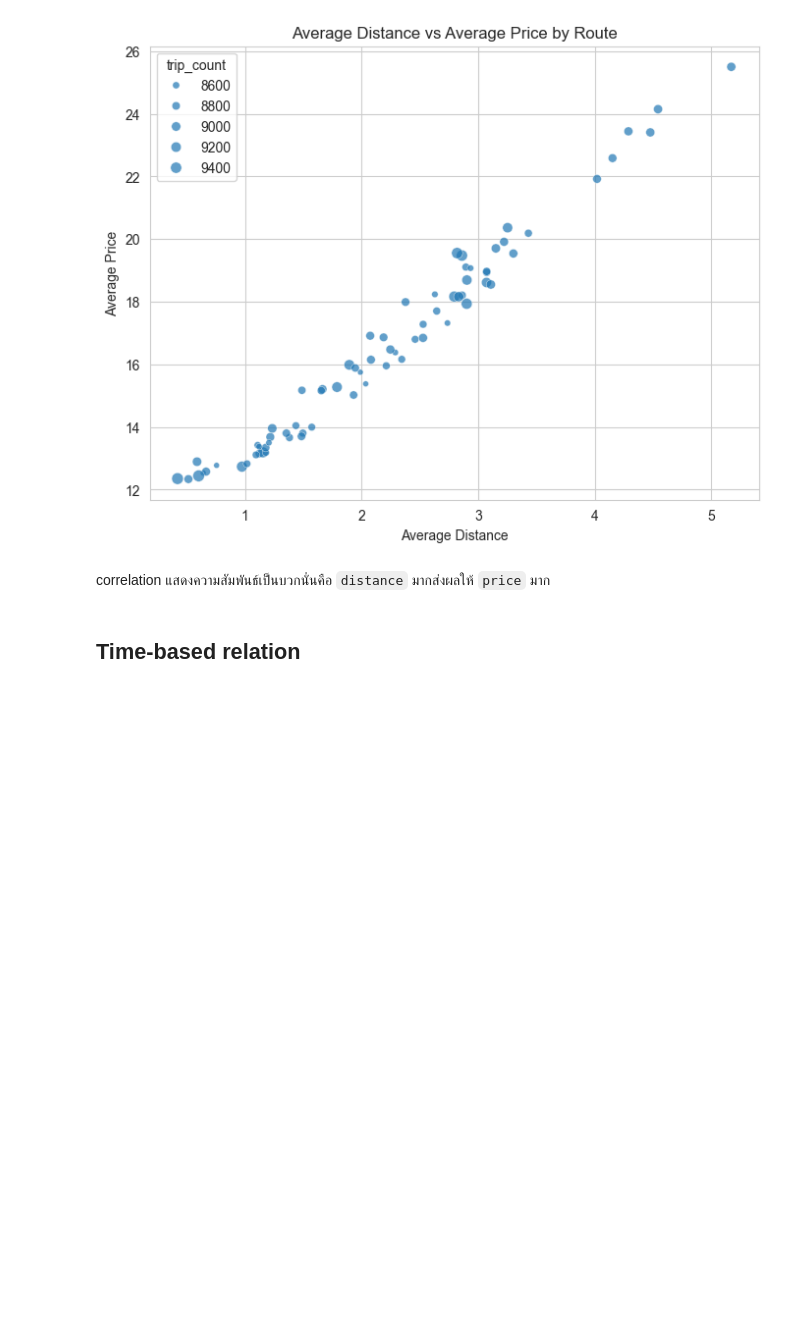
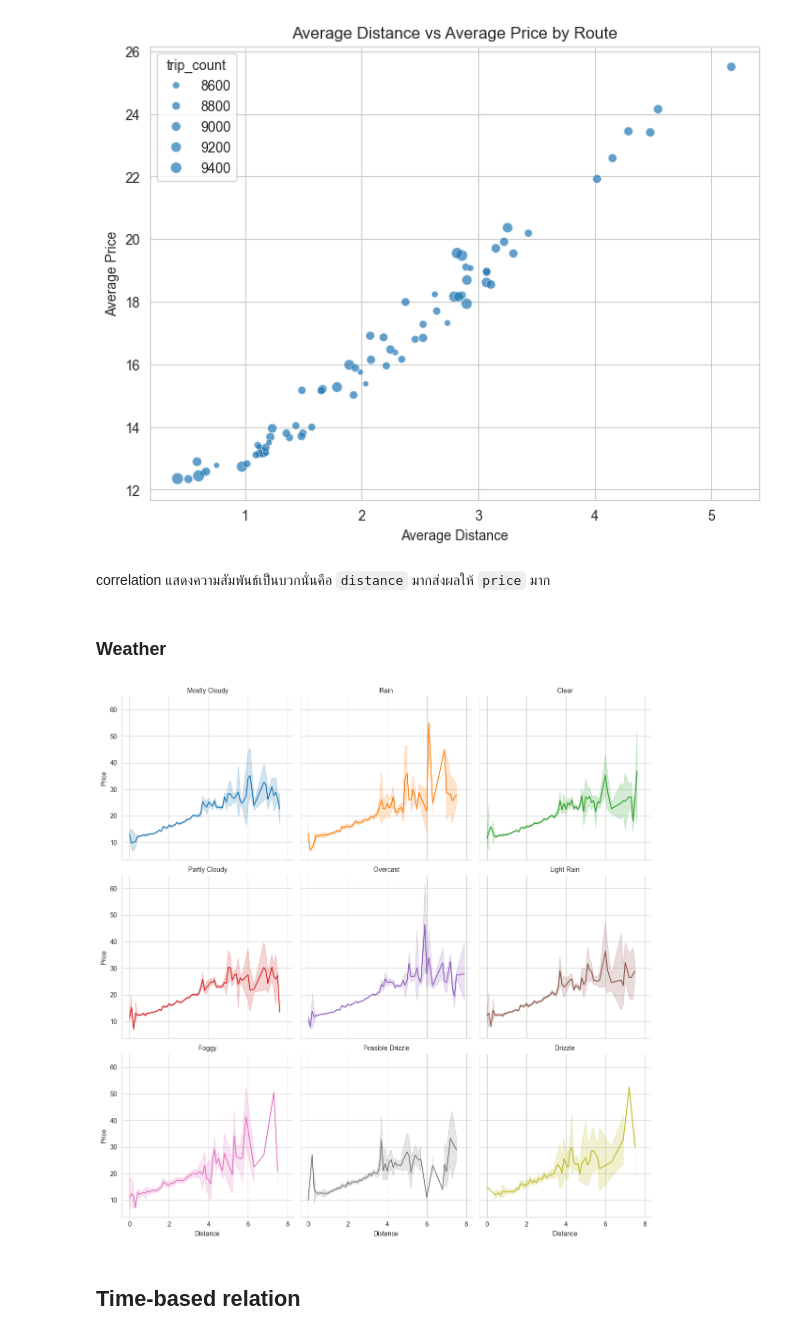
Before and after one commit to Bobbie-CPE38/cpe232-final-project, a Jupyter notebook: notebooks/eda_relationships.ipynb, the cells around one changed output. Saved outputs shown, nothing was run; the diff lists cells and outputs as text; code cells hidden in the pictures; blank space fills up the shorter version.

Commit message:
feat: eda_relationships add weather part

```diff
--- a/notebooks/eda_relationships.ipynb
+++ b/notebooks/eda_relationships.ipynb
@@ -317,6 +319,17 @@ plt.show()
 [figure]
 # %% [markdown]
 correlation แสดงความสัมพันธ์เป็นบวกนั่นคือ `distance` มากส่งผลให้ `price` มาก
+# %% [markdown]
+### Weather
+# %%
+g = sns.FacetGrid(df_label, col="short_summary", hue="short_summary", col_wrap=3, height=4)
+g.map(sns.lineplot, "distance_round", "price")
+g.set_axis_labels("Distance", "Price")
+g.set_titles("{col_name}")
+plt.tight_layout()
+plt.show()
+# %% [output]
+[figure, added]
 # %% [markdown]
 ## Time-based relation
 # %%
```
Also changed, not shown: parts of 3 cells of this notebook.
